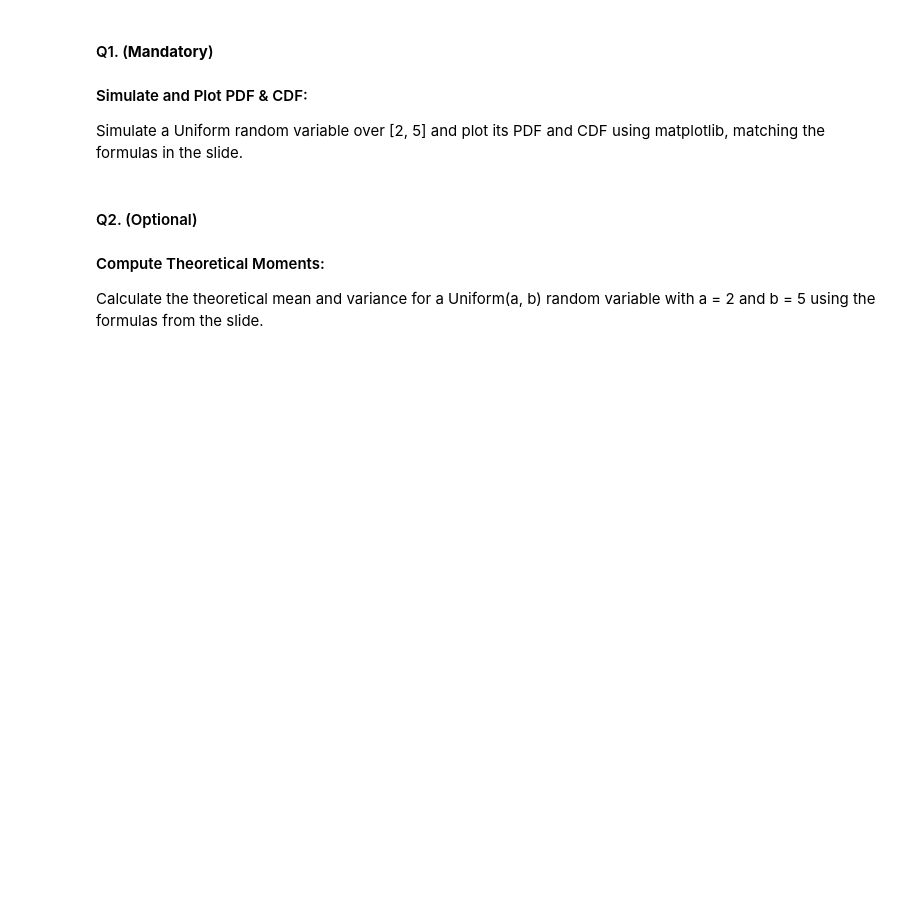
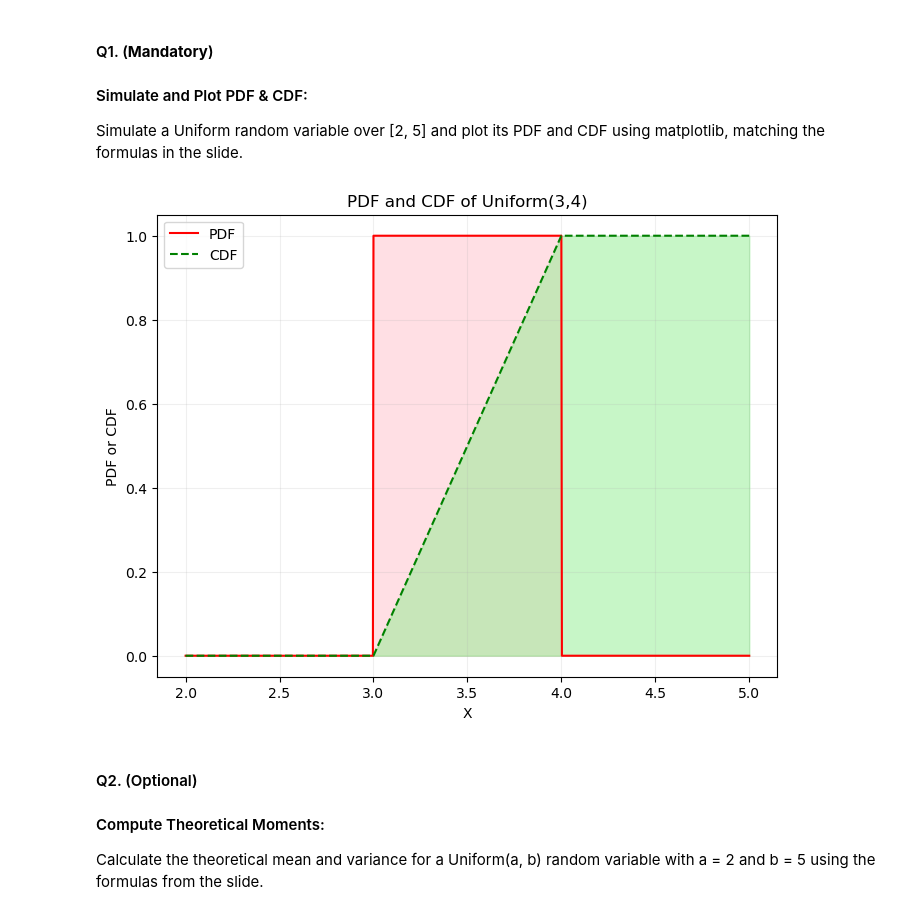
Before and after one commit to ChaitanyaBhoite/PSDV_Assgn_4, a Jupyter notebook: Lab4-Random-Variables.ipynb, the cells around one changed output. Cells and saved outputs as stored; diff of their text form; code cells hidden in the pictures; blank space fills up the shorter version.

```diff
--- a/Lab4-Random-Variables.ipynb
+++ b/Lab4-Random-Variables.ipynb
@@ -1311,3 +1351,11 @@ The probability is 0.3181
 ### Q3. (Optional)
 #### Sample vs. Theoretical Comparison:
    Generate 1000 samples from a known distribution (e.g., Uniform over [0, 10]) and compute the sample mean, median, and mode. Compare these with the theoretical values (mean = 5, median = 5).
+# %%
+a,b,sample_size = 0,10,1000
+uni_dist = torch.distributions.Uniform(a,b)
+samples = uni_dist.sample((sample_size,))
+
+mean = samples.mean()
+median = samples.median()
+print(f"Mean:{mean:.2f}\nMedian:{median:.2f}")
@@ -1318,6 +1369,34 @@ The probability is 0.3181
 #### Q1. (**Mandatory**)
 #### Simulate and Plot PDF & CDF:
    Simulate a Uniform random variable over [2, 5] and plot its PDF and CDF using matplotlib, matching the formulas in the slide.
+# %%
+def uni_pdf(a,b,x):
+    return 1/(b-a) if a<=x<=b else 0
+
+def uni_cdf(a,b,x):
+    if x<=a:
+        return 0
+    elif a<x<=b:
+        return (x-a)/(b-a)
+    return 1
+# %%
+a,b = 3,4
+X = torch.linspace(2,5,1000)
+pdf = [uni_pdf(a,b,x) for x in X]
+cdf = [uni_cdf(a,b,x) for x in X]
+plt.figure(figsize=(8,6))
+plt.plot(X,pdf,color='red',label='PDF')
+plt.plot(X,cdf,linestyle='--',color='green',label='CDF')
+plt.fill_between(X,pdf,color='pink',alpha=0.5)
+plt.fill_between(X,cdf,color='lightgreen',alpha=0.5)
+plt.legend()
+plt.grid(True,alpha=0.2)
+plt.title(f"PDF and CDF of Uniform({a},{b})")
+plt.xlabel("X")
+plt.ylabel("PDF or CDF")
+plt.show()
+# %% [output]
+[figure, added]
 # %% [markdown]
 
 #### Q2. (Optional)
```
Also changed, not shown: parts of 29 cells of this notebook.
